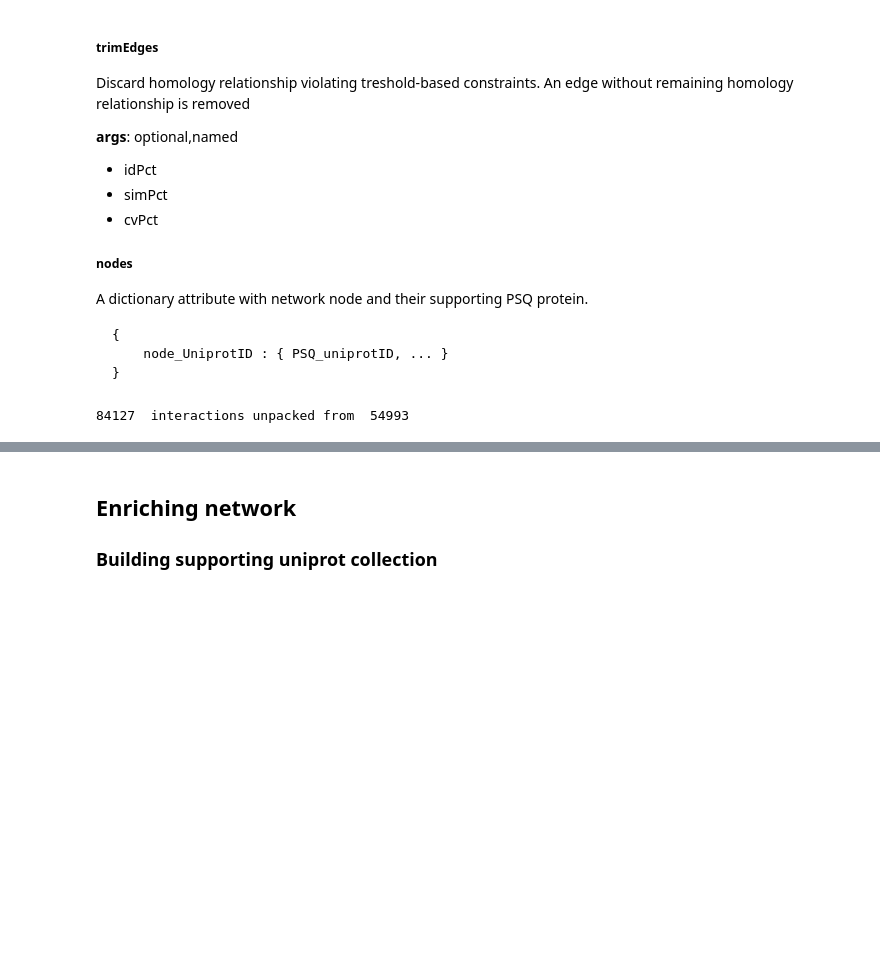
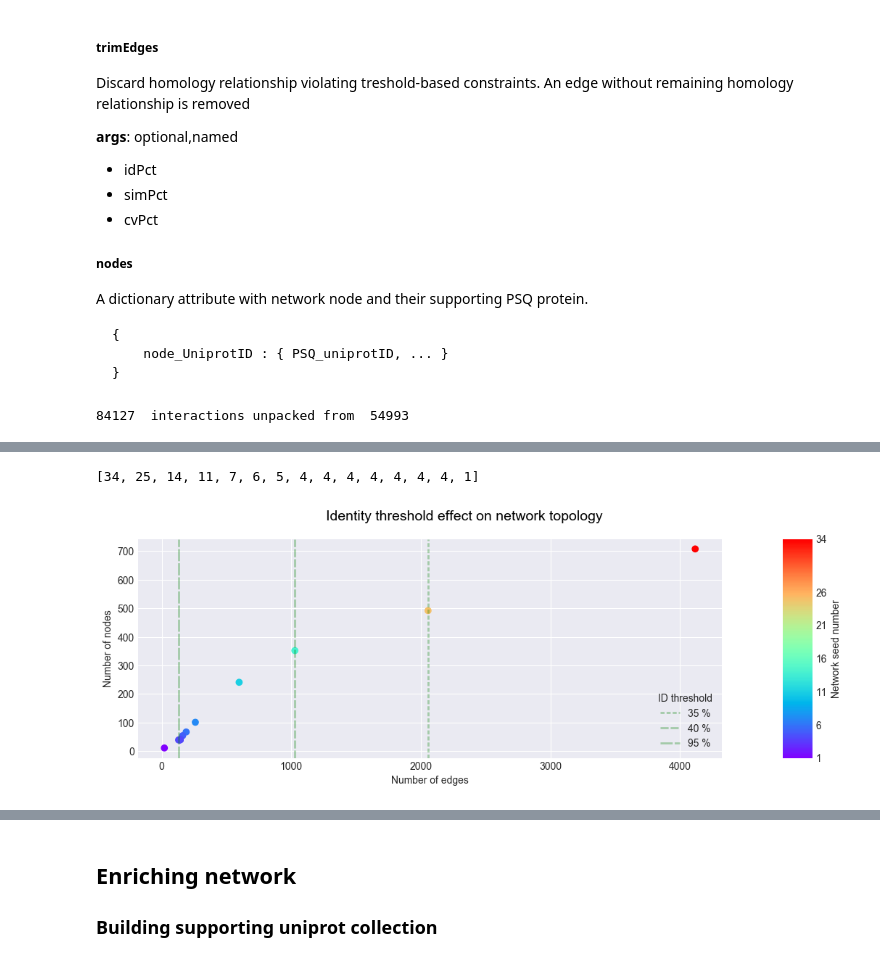
Before and after one commit to glaunay/omegaLoMo, a Jupyter notebook: buildNetwork.ipynb, the cells around one changed output, grey strips where cells are left out. Drawn from its saved outputs; the diff is of its cells as text; code cells hidden in the pictures; blank space fills up the shorter version.

```diff
--- a/buildNetwork.ipynb
+++ b/buildNetwork.ipynb
@@ -218,3 +205,0 @@ Current number of edges 1004
-# %%
-for n in nx.degree(G):
-    print(n[0])
@@ -257,10 +246,11 @@ import matplotlib.pyplot as plt
 def singleLineChart(topologyObject, _seedList, idPctMin=10, step=5):
     x = []
     d = {}
-
+    tot= []
+    nodeList = []
     for idPct in range(idPctMin, 100 + step, step):
         x.append(idPct)
-        G = trimPruneTest(topologyObject, idPct, _seedList)
+        G, trimNums, prunNums, nList = trimPruneTest(topologyObject, idPct, _seedList)
         if not d:
             for n in nx.degree(G):
                 d[n[0]] = []
@@ -269,7 +259,9 @@ def singleLineChart(topologyObject, _seedList, idPctMin=10, step=5):
 
         for n in nx.degree(G):
              d[n[0]][-1] = n[1]
-    return (x, d)
+        tot.append((trimNums, prunNums))
+        nodeList.append(nList)
+    return (x, d, tot, nodeList)
 # %%
-data = singleLineChart(om, seedList, idPctMin=30, step=2)
+data = singleLineChart(om, seedList, idPctMin=30, step=5)
 # %% [output]
@@ -292,0 +305,52 @@ Current number of edges 97
+# %%
+
+seedNumber = [ len ( set(seedList) & set (u[1]) ) for u in data[3] ]
+_seedNumber = sorted(seedNumber, reverse=True)
+#data[3][2][1]
+_seedNumber
+# %% [output]
+[34, 25, 14, 11, 7, 6, 5, 4, 4, 4, 4, 4, 4, 4, 1]
+# %%
+seedNumber = [ len ( set(seedList) & set (u[1]) ) for u in data[3] ]
+_seedNumber = sorted(seedNumber)
+pruneToo = [ u[1] for u in data[2] ]
+
+
+cmap = plt.cm.rainbow
+norm = Normalize(vmin=_seedNumber[0], vmax=_seedNumber[-1])
+
+
+fig, (ax, cax) = plt.subplots(1,2,figsize=(12, 4), dpi=100,
+                  gridspec_kw={"width_ratios":[1, 0.05]}
+                             )
+plt.style.use('seaborn-darkgrid')
+
+fig.suptitle("Identity threshold effect on network topology", fontsize=14, fontweight=4, color='black')
+ax.set_ylabel("Number of nodes")
+ax.set_xlabel("Number of edges")
+
+markerColorMap = [ cmap(norm(i)) for e, i in enumerate(seedNumber) ]
+#ax.scatter([ x[0] for x in trimOnly ], [ x[1] for x in trimOnly ], c=markerColorMap)#, linewidth=1.8, alpha=0.3)
+ax.scatter([ x[0] for x in pruneToo ], [ x[1] for x in pruneToo ],  c=markerColorMap)
+## Draw threshold iformation
+
+threshX = [ x[0] for x in pruneToo ]
+threshold = data[0]
+threshold[1]
+threshold[-2]
+threshold[int(len(data)/2)]
+
+ax.axvline(x=threshX[1],c='green',label=str(threshold[1]) + ' %', dashes=(2,1), linewidth=2, alpha=0.3)
+ax.axvline(x=threshX[int(len(data)/2)],c='green',label=str(threshold[int(len(data)/2)]) + ' %', dashes=(4,1), linewidth=2, alpha=0.3)
+ax.axvline(x=threshX[-2],c='green',label=str(threshold[-2]) + ' %', dashes=(6,1), linewidth=2, alpha=0.3)
+
+ax.legend(title='ID threshold', loc='lower right')
+
+v = np.arange(_seedNumber[0], _seedNumber[-1], 5)
+v[-1] = _seedNumber[-1]
+sm = plt.cm.ScalarMappable(cmap=cmap, norm=norm)
+sm.set_array([])
+plt.colorbar(sm, cax=cax, ticks=v)
+u=cax.set_ylabel("Network seed number")
+# %% [output]
+[figure, added]
```
Also changed, not shown: parts of 26 cells of this notebook, 2 other files.
